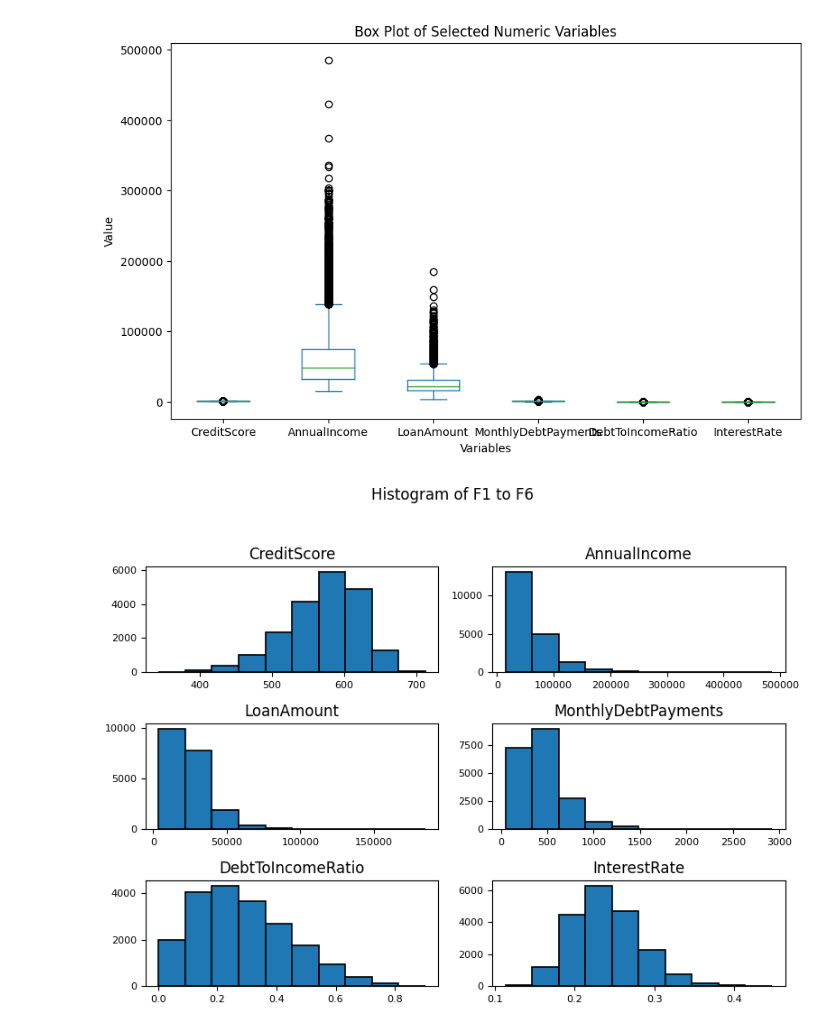
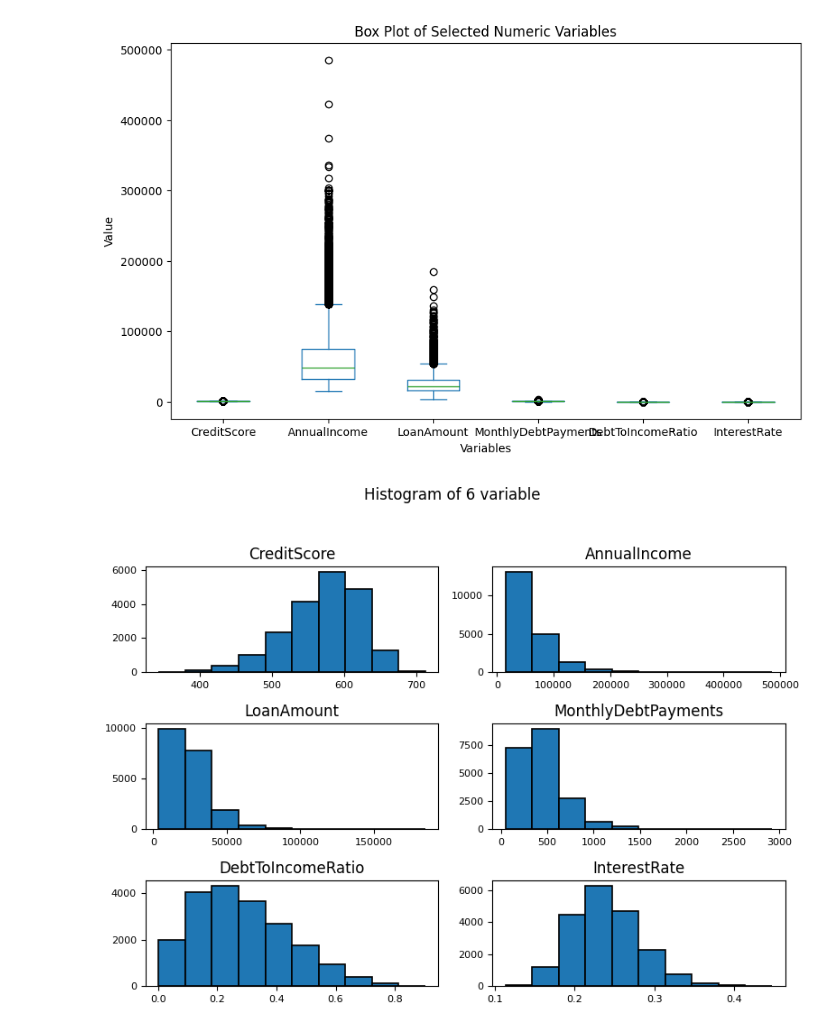
Before and after one commit to Egnifluro/CS513FinalProject, a Jupyter notebook: EDA.ipynb, the cells around one changed output. Cells and saved outputs as stored; diff of their text form; code cells hidden in the pictures.

```diff
--- a/EDA.ipynb
+++ b/EDA.ipynb
@@ -195,8 +195,8 @@ Text(0.5, 0, 'Variables')
 # %%
 # Create a histogram
 subset.hist(grid=False, bins=10, edgecolor="black", linewidth=1.2, xlabelsize=8, ylabelsize=8, figsize=(8, 6))
-plt.suptitle("Histogram of F1 to F6", fontsize=12)
+plt.suptitle("Histogram of 6 variable", fontsize=12)
 plt.tight_layout(rect=(0,0,1,0.95))
 plt.show()
 # %% [output]
-[figure, old version]
+[figure, new version]
```
Also changed, not shown: 5 other files.
